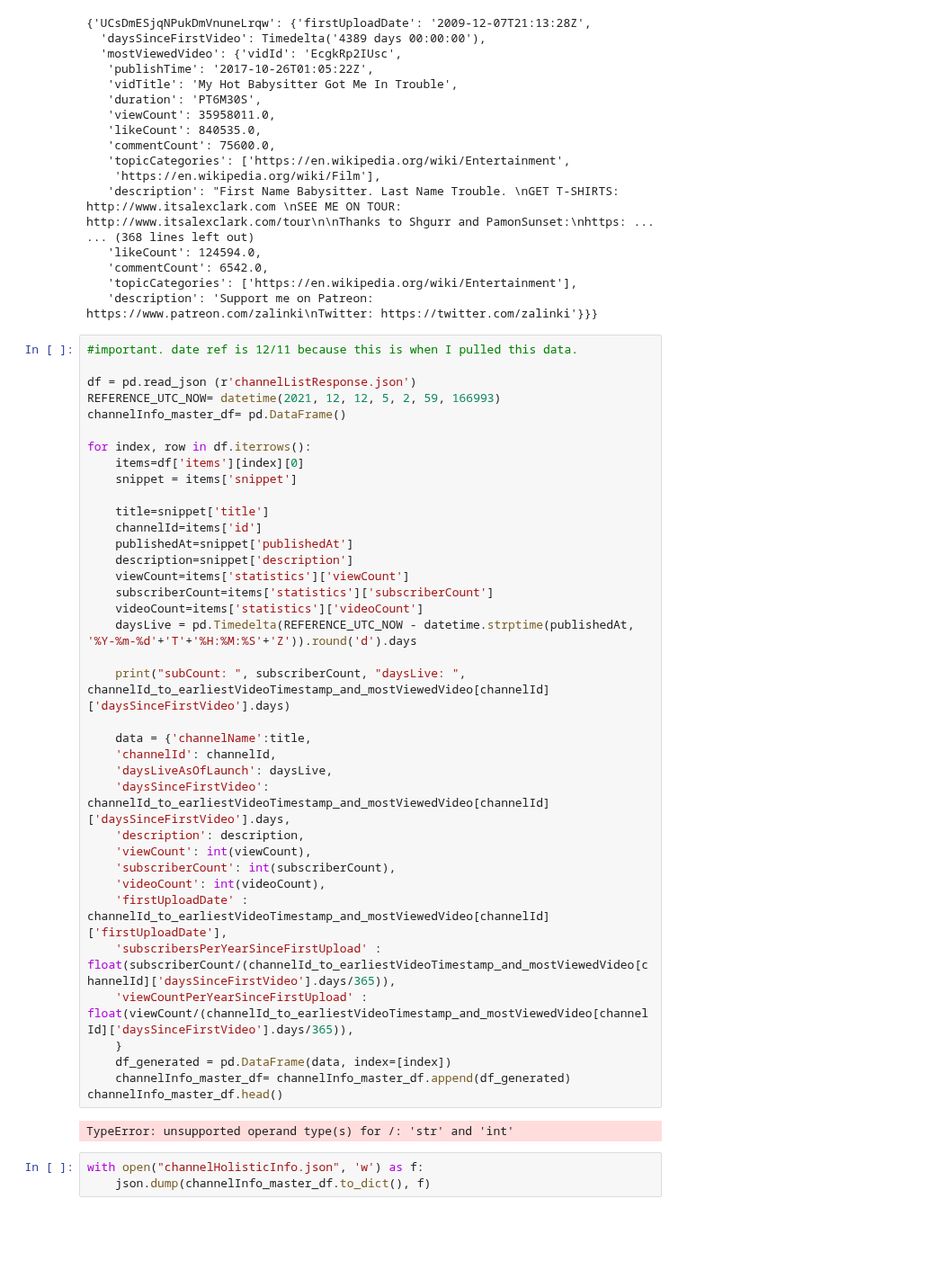
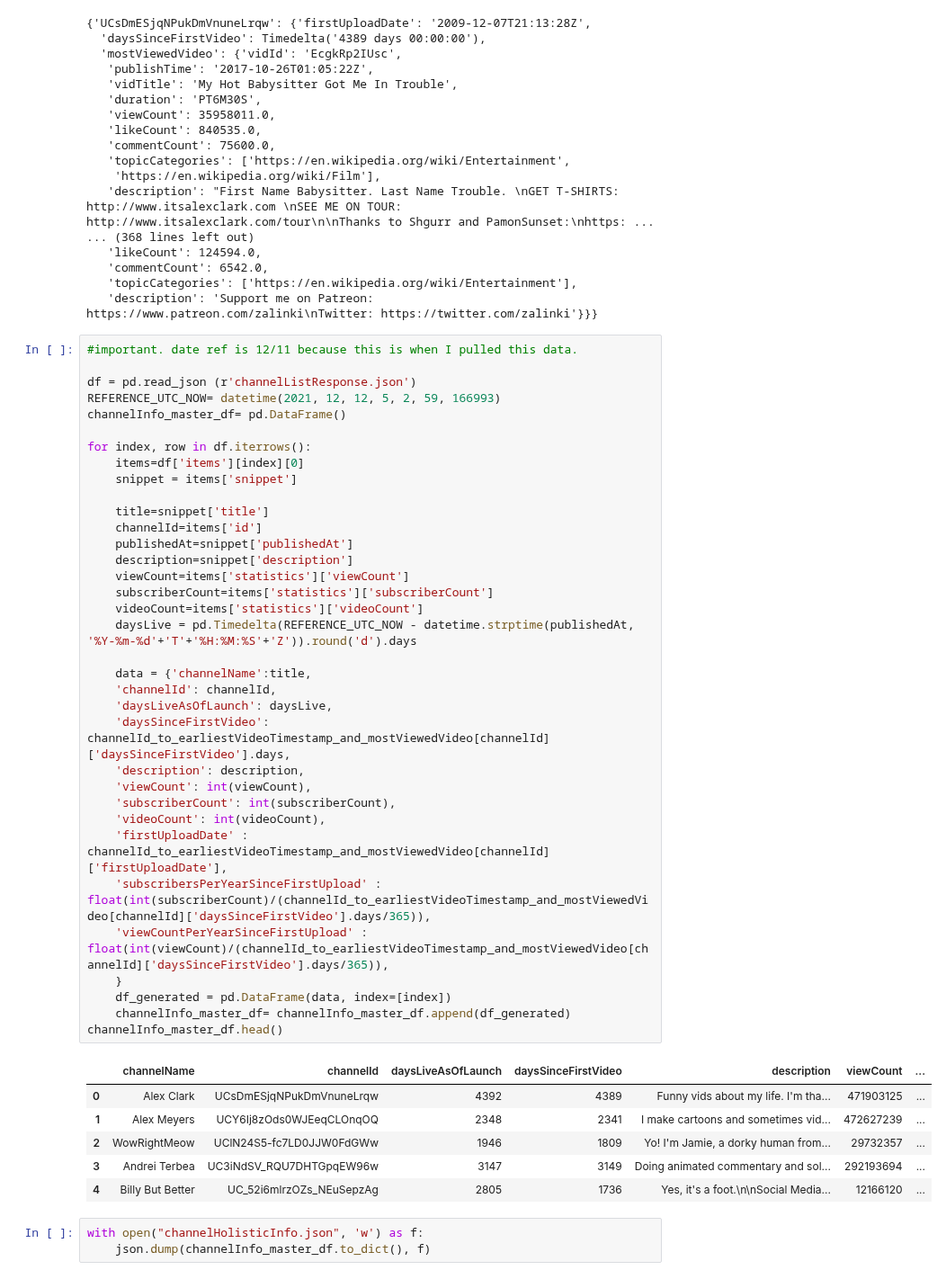
Before and after one commit to ojiwon-kenobi/youtuberChannels, a Jupyter notebook: dataProcessing.ipynb, the cells around one changed output. Shown at 90% size. Drawn from its saved outputs; the diff is of its cells as text; blank space fills up the shorter version.

```diff
--- a/dataProcessing.ipynb
+++ b/dataProcessing.ipynb
@@ -292,38 +292,41 @@ df = pd.read_json (r'channelListResponse.json')
 REFERENCE_UTC_NOW= datetime(2021, 12, 12, 5, 2, 59, 166993)
 channelInfo_master_df= pd.DataFrame()
 
 for index, row in df.iterrows():
     items=df['items'][index][0]
     snippet = items['snippet']
 
     title=snippet['title']
     channelId=items['id']
     publishedAt=snippet['publishedAt']
     description=snippet['description']
     viewCount=items['statistics']['viewCount']
     subscriberCount=items['statistics']['subscriberCount']
     videoCount=items['statistics']['videoCount']
     daysLive = pd.Timedelta(REFERENCE_UTC_NOW - datetime.strptime(publishedAt, '%Y-%m-%d'+'T'+'%H:%M:%S'+'Z')).round('d').days
 
-    print("subCount: ", subscriberCount, "daysLive: ", channelId_to_earliestVideoTimestamp_and_mostViewedVideo[channelId]['daysSinceFirstVideo'].days)
-
     data = {'channelName':title,
     'channelId': channelId,
     'daysLiveAsOfLaunch': daysLive,
     'daysSinceFirstVideo': channelId_to_earliestVideoTimestamp_and_mostViewedVideo[channelId]['daysSinceFirstVideo'].days,
     'description': description,
     'viewCount': int(viewCount),
     'subscriberCount': int(subscriberCount),
     'videoCount': int(videoCount),
     'firstUploadDate' : channelId_to_earliestVideoTimestamp_and_mostViewedVideo[channelId]['firstUploadDate'],
-    'subscribersPerYearSinceFirstUpload' : float(subscriberCount/(channelId_to_earliestVideoTimestamp_and_mostViewedVideo[channelId]['daysSinceFirstVideo'].days/365)),
-    'viewCountPerYearSinceFirstUpload' : float(viewCount/(channelId_to_earliestVideoTimestamp_and_mostViewedVideo[channelId]['daysSinceFirstVideo'].days/365)),
+    'subscribersPerYearSinceFirstUpload' : float(int(subscriberCount)/(channelId_to_earliestVideoTimestamp_and_mostViewedVideo[channelId]['daysSinceFirstVideo'].days/365)),
+    'viewCountPerYearSinceFirstUpload' : float(int(viewCount)/(channelId_to_earliestVideoTimestamp_and_mostViewedVideo[channelId]['daysSinceFirstVideo'].days/365)),
     }
     df_generated = pd.DataFrame(data, index=[index])
     channelInfo_master_df= channelInfo_master_df.append(df_generated)
 channelInfo_master_df.head()
 # %% [output]
-TypeError: unsupported operand type(s) for /: 'str' and 'int'
+|  | channelName | channelId | daysLiveAsOfLaunch | daysSinceFirstVideo | description | viewCount | ... |
+| 0 | Alex Clark | UCsDmESjqNPukDmVnuneLrqw | 4392 | 4389 | Funny vids about my life. I'm tha... | 471903125 | ... |
+| 1 | Alex Meyers | UCY6Ij8zOds0WJEeqCLOnqOQ | 2348 | 2341 | I make cartoons and sometimes vid... | 472627239 | ... |
+| 2 | WowRightMeow | UClN24S5-fc7LD0JJW0FdGWw | 1946 | 1809 | Yo! I'm Jamie, a dorky human from... | 29732357 | ... |
+| 3 | Andrei Terbea | UC3iNdSV_RQU7DHTGpqEW96w | 3147 | 3149 | Doing animated commentary and sol... | 292193694 | ... |
+| 4 | Billy But Better | UC_52i6mlrzOZs_NEuSepzAg | 2805 | 1736 | Yes, it's a foot.\n\nSocial Media... | 12166120 | ... |
 # %%
 with open("channelHolisticInfo.json", 'w') as f:
     json.dump(channelInfo_master_df.to_dict(), f)
```
Also changed, not shown: 1 other file.
